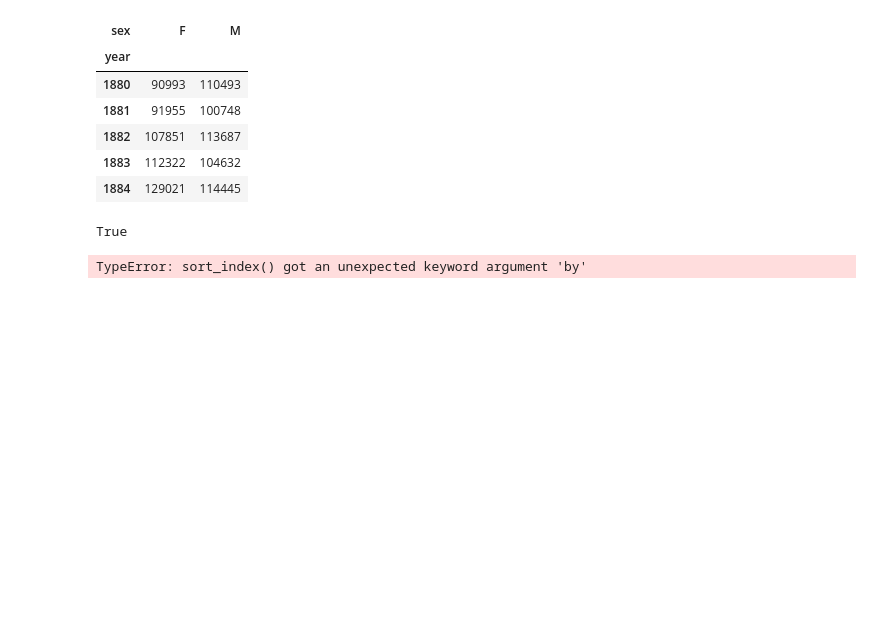
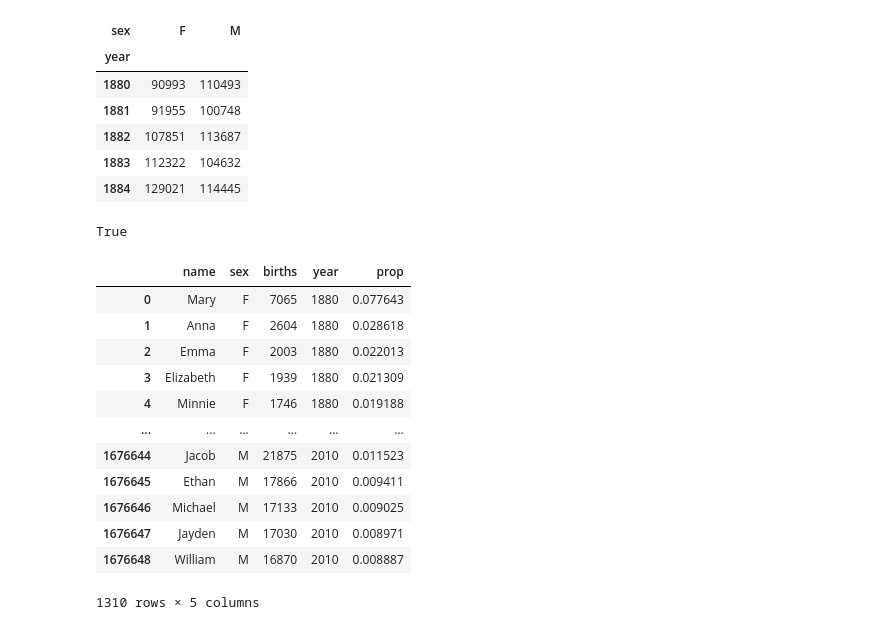
Before and after one commit to siddshah101/pydata-book, a Jupyter notebook: Chapter 2.ipynb, the cells around one changed output. Drawn from its saved outputs; the diff is of its cells as text; code cells hidden in the pictures; blank space fills up the shorter version.

```diff
--- a/Chapter 2.ipynb
+++ b/Chapter 2.ipynb
@@ -1,5 +1,9 @@
 # %%
 import os
-path = '/home/jovyan/bitlydata.txt'
+import matplotlib
+import pandas as pd
+from pandas import DataFrame, Series
+import numpy as np
+path = '/home/jovyan/pydata-book/ch02/usagov_bitly_data2012-03-16-1331923249.txt'
 # %%
 open(path).readline()
@@ -282,4 +279,20 @@ names = names.groupby(['year','sex']).apply(add_prop)
 np.allclose(names.groupby(['year','sex']).prop.sum(),1)
 # %% [output]
 True
+# %%
+(names.groupby(['year','sex'])).head()
+# %% [output]
+|  | name | sex | births | year | prop |
+| 0 | Mary | F | 7065 | 1880 | 0.077643 |
+| 1 | Anna | F | 2604 | 1880 | 0.028618 |
+| 2 | Emma | F | 2003 | 1880 | 0.022013 |
+| 3 | Elizabeth | F | 1939 | 1880 | 0.021309 |
+| 4 | Minnie | F | 1746 | 1880 | 0.019188 |
+| ... | ... | ... | ... | ... | ... |
+| 1676644 | Jacob | M | 21875 | 2010 | 0.011523 |
+| 1676645 | Ethan | M | 17866 | 2010 | 0.009411 |
+| 1676646 | Michael | M | 17133 | 2010 | 0.009025 |
+| 1676647 | Jayden | M | 17030 | 2010 | 0.008971 |
+| 1676648 | William | M | 16870 | 2010 | 0.008887 |
+1310 rows × 5 columns
 # %%
@@ -288,6 +310,3 @@ def get_top1000(group):
 # %%
-grouped = names.groupby(['year','sex'])
-top1000 = grouped.apply(get_top1000)
-top1000.head()
+boys = top_1000[top_1000['sex'] == 'M']
+girls = top_1000[top_1000['sex'] == 'F']
-# %% [output]
-TypeError: sort_index() got an unexpected keyword argument 'by'
```
Also changed, not shown: parts of 17 cells of this notebook.
